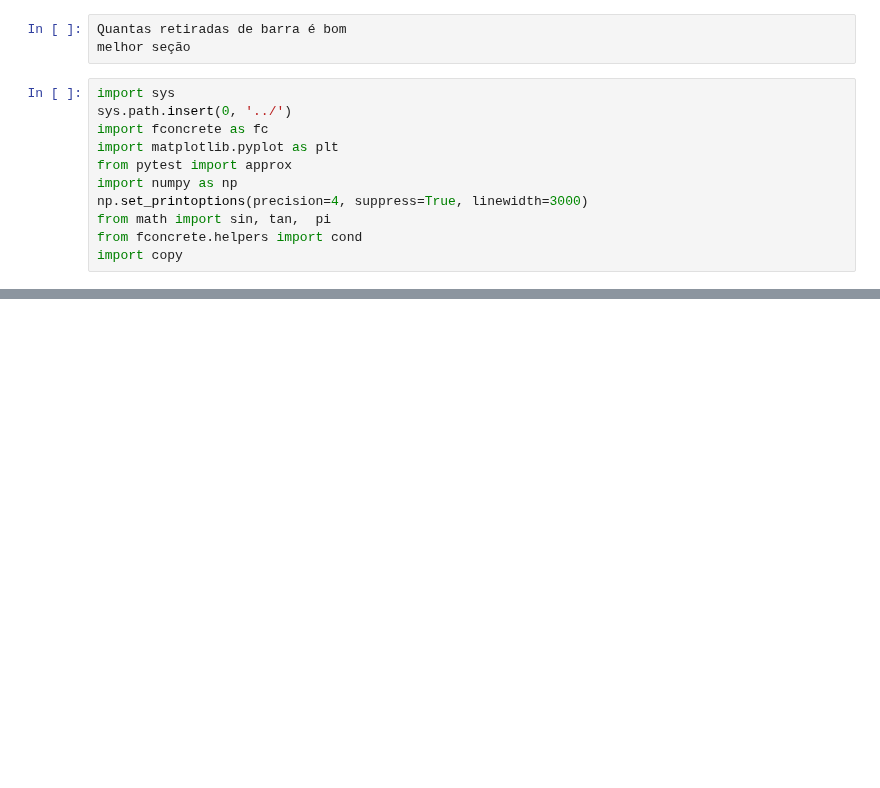
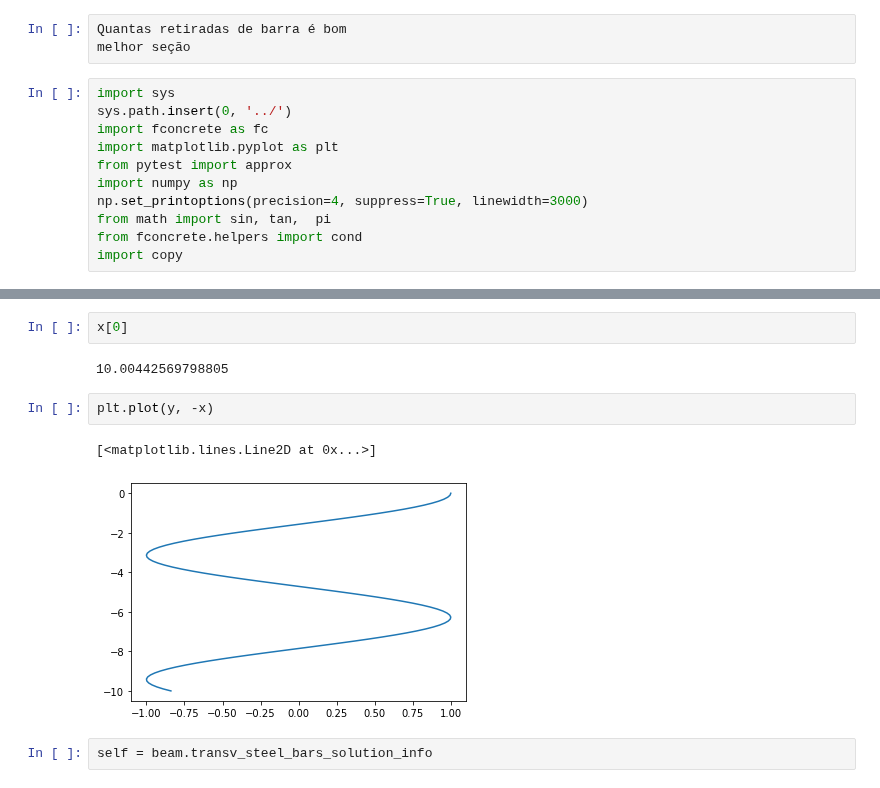
Before and after one commit to luisggc/FConcrete, a Jupyter notebook: jupyter/Hiper.ipynb, the cells around one changed output, grey strips where cells are left out. Cells and saved outputs as stored; diff of their text form; blank space fills up the shorter version.

```diff
--- a/jupyter/Hiper.ipynb
+++ b/jupyter/Hiper.ipynb
@@ -51 +168,12 @@ material.E_cs
+# %%
+x[0]
+# %% [output]
+10.00442569798805
+# %%
+plt.plot(y, -x)
+# %% [output]
+[<matplotlib.lines.Line2D at 0x...>]
+[figure, added]
+# %%
+self = beam.transv_steel_bars_solution_info
 # %%
```
Also changed, not shown: parts of 21 cells of this notebook, 4 other files.
